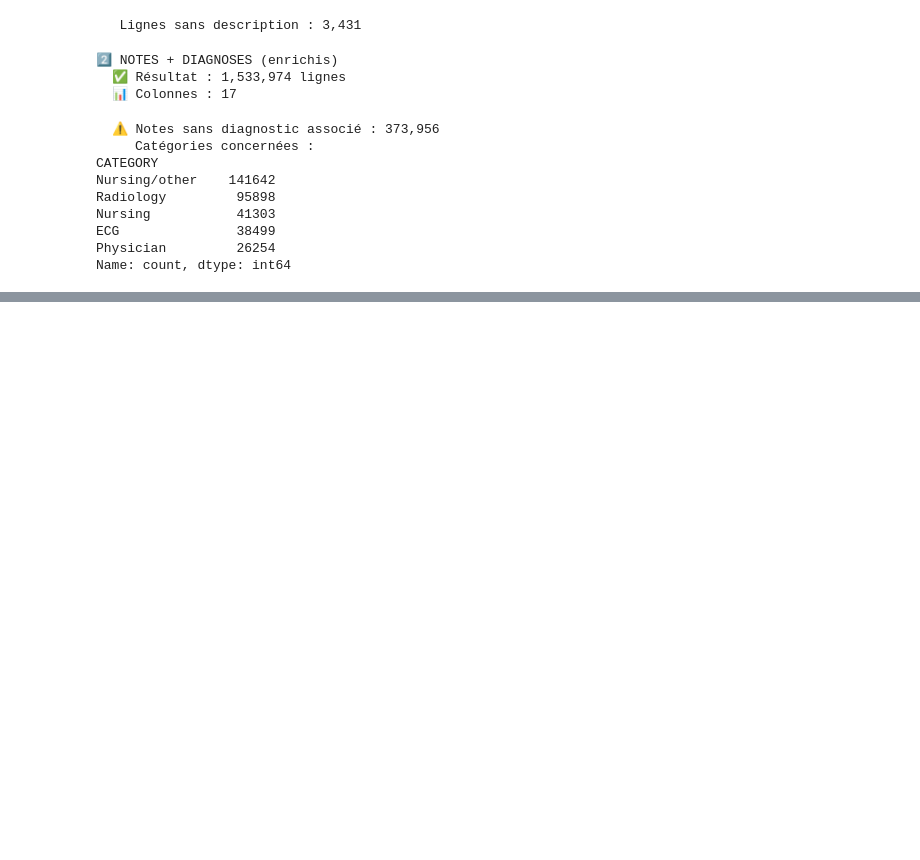
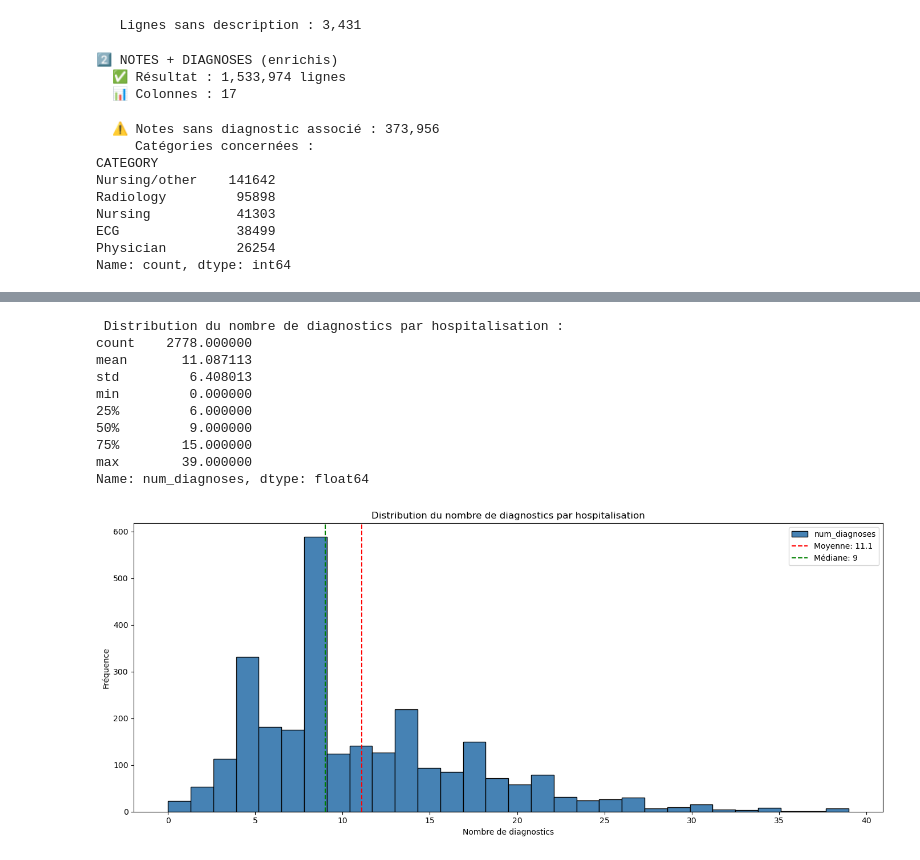
Before and after one commit to inesines02/m-dic-AIde, a Jupyter notebook: notebooks/01_data_exploration.ipynb, the cells around one changed output, grey strips where cells are left out. Drawn from its saved outputs; the diff is of its cells as text; code cells hidden in the pictures; blank space fills up the shorter version.

```diff
--- a/notebooks/01_data_exploration.ipynb
+++ b/notebooks/01_data_exploration.ipynb
@@ -523,0 +738,34 @@ display(complete_data[['SUBJECT_ID', 'CATEGORY', 'ICD9_CODE', 'SHORT_TITLE', 'TE
+# %%
+# 9.1 Grouper diagnostics par hospitalisation
+comorbidities = diagnoses_exploitables.groupby(['SUBJECT_ID', 'HADM_ID']).agg({
+    'ICD9_CODE': list,
+    'SEQ_NUM': 'count'
+}).reset_index()
+comorbidities.columns = ['SUBJECT_ID', 'HADM_ID', 'diagnosis_list', 'num_diagnoses']
+
+print(f"\n Distribution du nombre de diagnostics par hospitalisation :")
+print(comorbidities['num_diagnoses'].describe())
+
+# Visualisation
+plt.figure(figsize=(14, 6))
+comorbidities['num_diagnoses'].plot(kind='hist', bins=30, edgecolor='black', color='steelblue')
+plt.title('Distribution du nombre de diagnostics par hospitalisation')
+plt.xlabel('Nombre de diagnostics')
+plt.ylabel('Fréquence')
+plt.axvline(comorbidities['num_diagnoses'].mean(), color='red', linestyle='--', label=f"Moyenne: {comorbidities['num_diagnoses'].mean():.1f}")
+plt.axvline(comorbidities['num_diagnoses'].median(), color='green', linestyle='--', label=f"Médiane: {comorbidities['num_diagnoses'].median():.0f}")
+plt.legend()
+plt.tight_layout()
+plt.show()
+# %% [output]
+ Distribution du nombre de diagnostics par hospitalisation :
+count    2778.000000
+mean       11.087113
+std         6.408013
+min         0.000000
+25%         6.000000
+50%         9.000000
+75%        15.000000
+max        39.000000
+Name: num_diagnoses, dtype: float64
+[figure, added]
```
Also changed, not shown: parts of 28 cells of this notebook.
